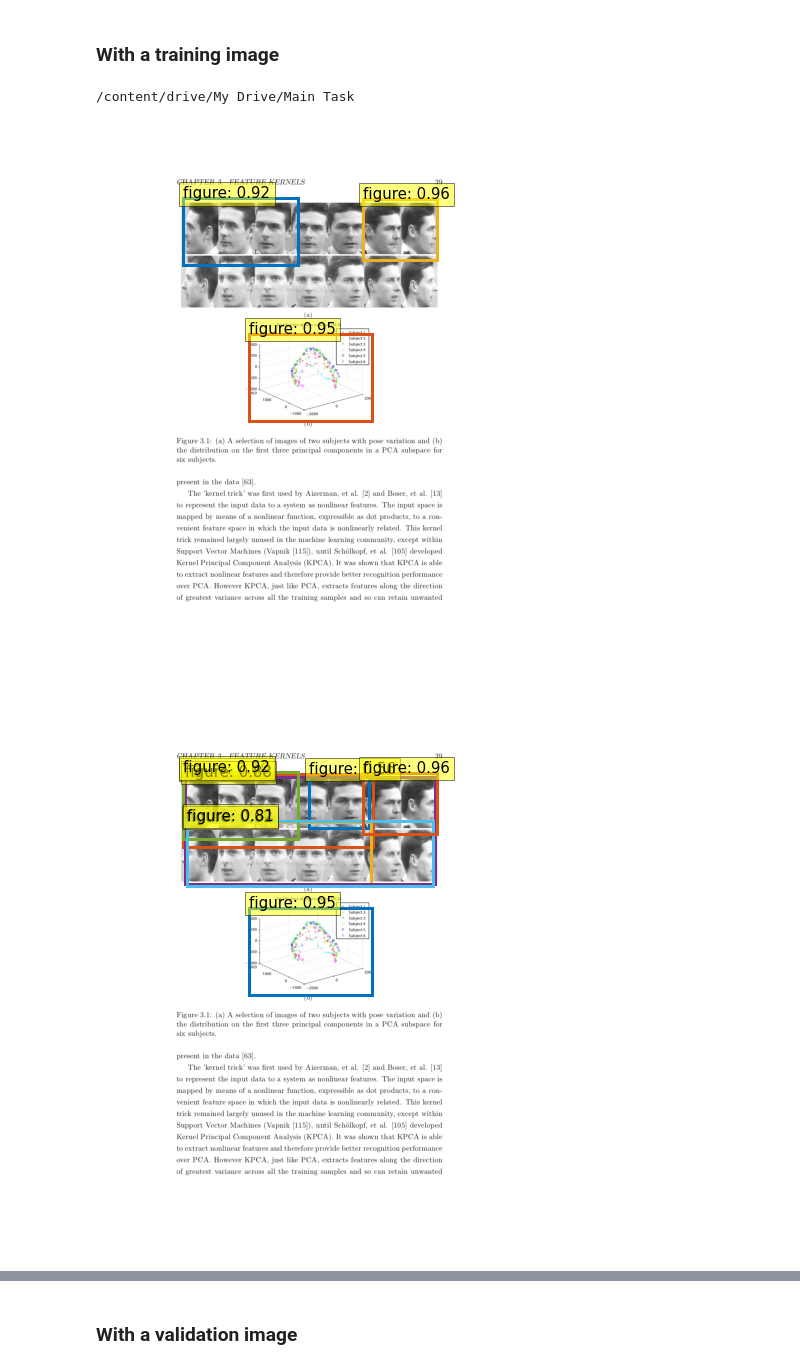
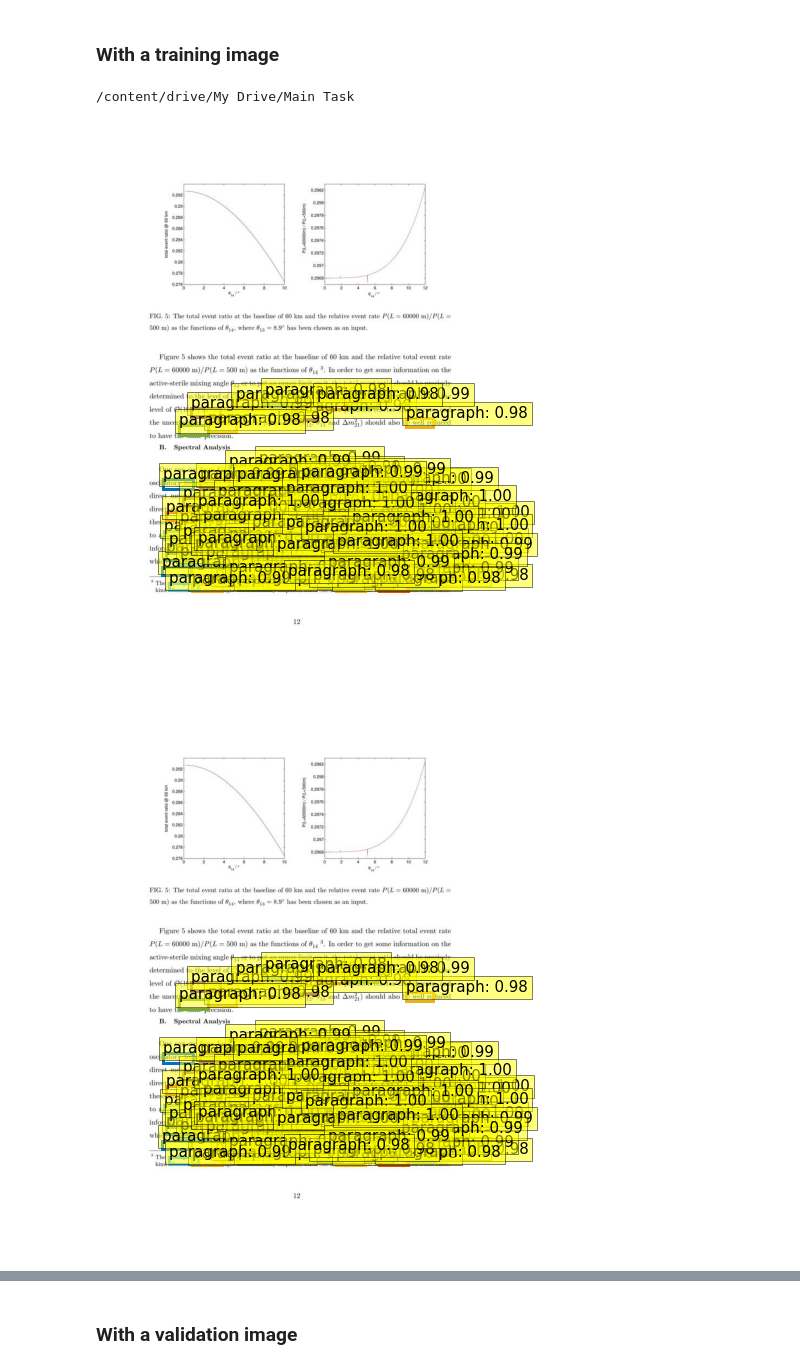
Before and after one commit to Jwalin1/DETR-POD, a Jupyter notebook: finetune_detr_POD.ipynb, the cells around one changed output, grey strips where cells are left out. Saved outputs shown, nothing was run; the diff lists cells and outputs as text; code cells hidden in the pictures.

```diff
--- a/finetune_detr_POD.ipynb
+++ b/finetune_detr_POD.ipynb
@@ -134,7 +134,7 @@ import pylab
 pylab.rcParams['figure.figsize'] = (10.0, 8.0)
 from PIL import Image
 # %%
-dataDir=proj_path+'/content/data/POD/'
+dataDir=proj_path+'/content/data/DocBank/'
 dataType='train'
 annFile='{}annotations/train.json'.format(dataDir)
 # %%
@@ -164,7 +164,7 @@ for id in catIds:
   if imgCount > 0:
     print("id :",id,", name : ",nms[id],", image count : ",imgCount)
 
-imgIds = coco.getImgIds(catIds=[5,7,15])
+imgIds = coco.getImgIds(catIds=[4,11,13])
 # will return images having all objects mentioned in the catIds list
 
 #print(catIds)
@@ -392,19 +402,19 @@ def run_worflow(my_image, my_model):
 # %% [markdown]
 ### With a training image
 # %%
-train_path = proj_path+'/content/data/POD/train/'
+train_path = proj_path+'/content/data/DocBank/train/'
 imgs = os.listdir(train_path)
 rand_img = imgs[np.random.randint(0,len(imgs))]
 
 os.chdir(proj_path)
 print(os.getcwd())
-img_name = proj_path + '/content/data/POD/train/' + rand_img
+img_name = proj_path + '/content/data/DocBank/train/' + rand_img
 
 im = Image.open(img_name)
 
 run_worflow(im,
             model)
 # %% [output]
 /content/drive/My Drive/Main Task
-[figure, old version]
+[figure, new version]
-[figure, old version]
+[figure, new version]
```
Also changed, not shown: parts of 16 cells of this notebook.
